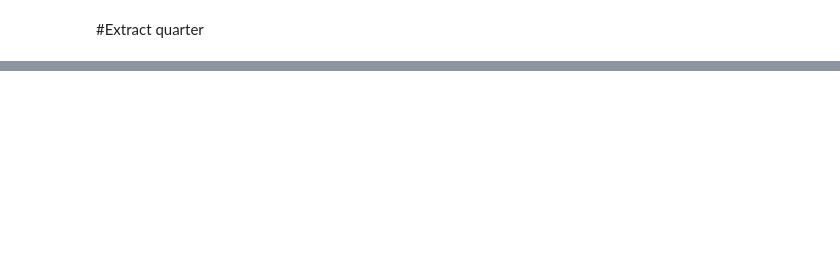
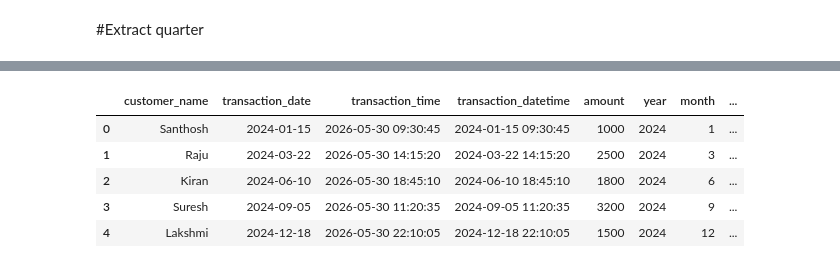
Before and after one commit to Varalakshmi-skab/datasciencelearning, a Jupyter notebook: date_time_handling.ipynb, the cells around one changed output, grey strips where cells are left out. Cells and saved outputs as stored; diff of their text form; code cells hidden in the pictures; blank space fills up the shorter version.

```diff
--- a/date_time_handling.ipynb
+++ b/date_time_handling.ipynb
@@ -105,5 +154,13 @@ df
 # %%
 df["hour"]=df["transaction_datetime"].dt.hour
 df["minutes"]=df["transaction_datetime"].dt.minute
 df["seconds"]=df["transaction_datetime"].dt.second
+df["date"]=df["transaction_datetime"].dt.date
 df
+# %% [output]
+|  | customer_name | transaction_date | transaction_time | transaction_datetime | amount | year | month | ... |
+| 0 | Santhosh | 2024-01-15 | 2026-05-30 09:30:45 | 2024-01-15 09:30:45 | 1000 | 2024 | 1 | ... |
+| 1 | Raju | 2024-03-22 | 2026-05-30 14:15:20 | 2024-03-22 14:15:20 | 2500 | 2024 | 3 | ... |
+| 2 | Kiran | 2024-06-10 | 2026-05-30 18:45:10 | 2024-06-10 18:45:10 | 1800 | 2024 | 6 | ... |
+| 3 | Suresh | 2024-09-05 | 2026-05-30 11:20:35 | 2024-09-05 11:20:35 | 3200 | 2024 | 9 | ... |
+| 4 | Lakshmi | 2024-12-18 | 2026-05-30 22:10:05 | 2024-12-18 22:10:05 | 1500 | 2024 | 12 | ... |
```
Also changed, not shown: parts of 18 cells of this notebook.
